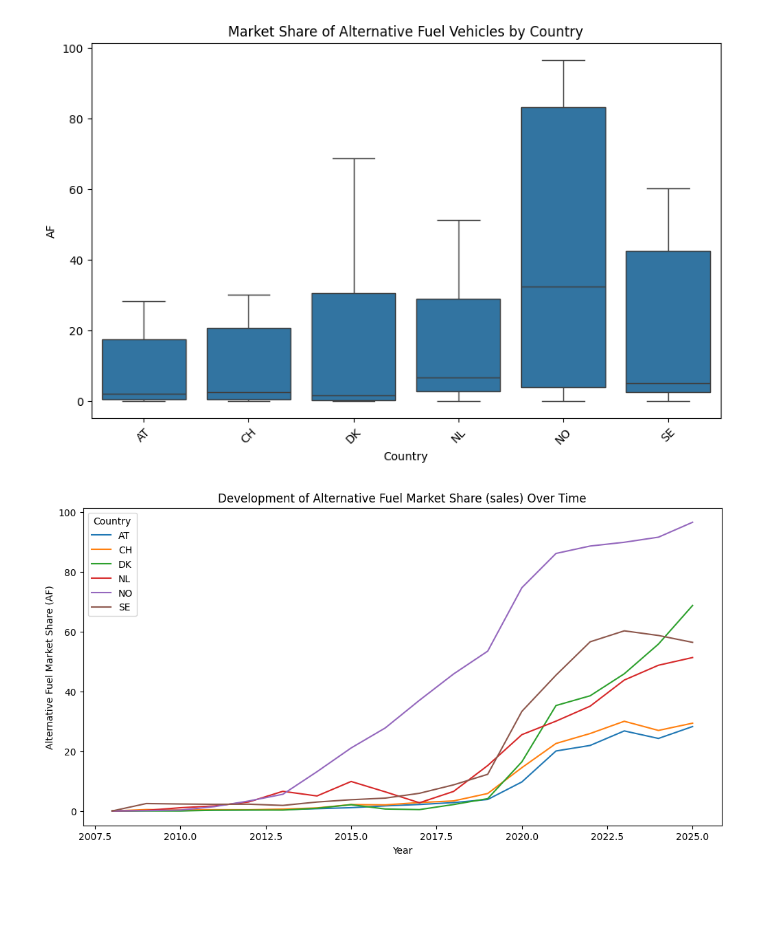
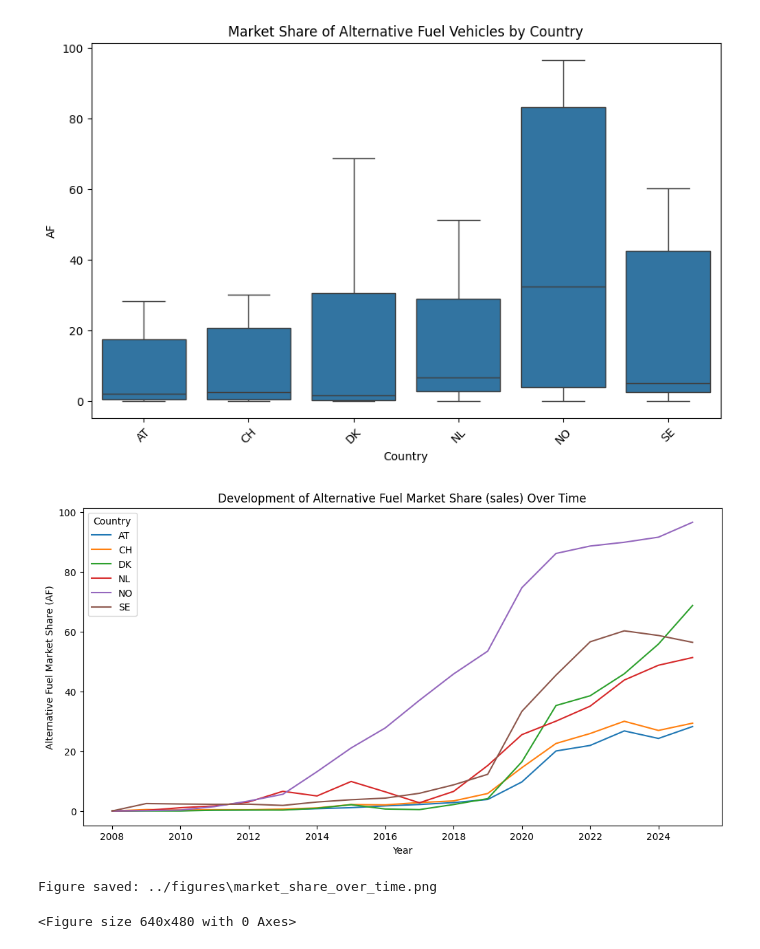
Before and after one commit to JskifterJ/DSML, a Jupyter notebook: notebooks/fleet_data_EDA_v2.ipynb, the cells around one changed output. Cells and saved outputs as stored; diff of their text form; code cells hidden in the pictures; blank space fills up the shorter version.

Commit message:
added figure: mktshare over time

```diff
--- a/notebooks/fleet_data_EDA_v2.ipynb
+++ b/notebooks/fleet_data_EDA_v2.ipynb
@@ -274,10 +274,21 @@ plt.show()
 # %%
 plt.figure(figsize=(12, 6))
 sns.lineplot(data=combined_registrations_mktshare_df, x="Year", y="AF", hue="Country")
 plt.title("Development of Alternative Fuel Market Share (sales) Over Time")
 plt.xlabel("Year")
 plt.ylabel("Alternative Fuel Market Share (AF)")
 plt.legend(title="Country")
+
+# Format x-axis to show every other year without commas
+plt.xticks(ticks=filtered_newreg_df["Year"].unique()[::2], labels=filtered_newreg_df["Year"].unique()[::2], rotation=0)
+
 plt.show()
+
+# Save the figure
+fig = plt.gcf()
+save_figure(fig, "market_share_over_time.png")
+plt.show()
 # %% [output]
-[figure, old version]
+[figure, new version]
+Figure saved: ../figures\market_share_over_time.png
+<Figure size 640x480 with 0 Axes>
```
Also changed, not shown: 1 other file.
